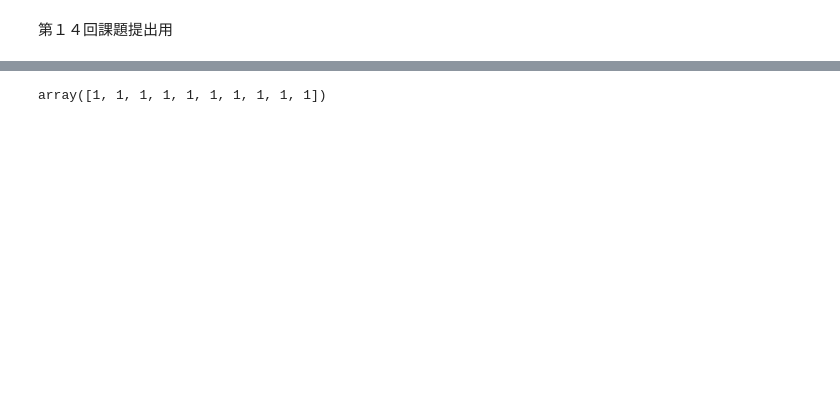
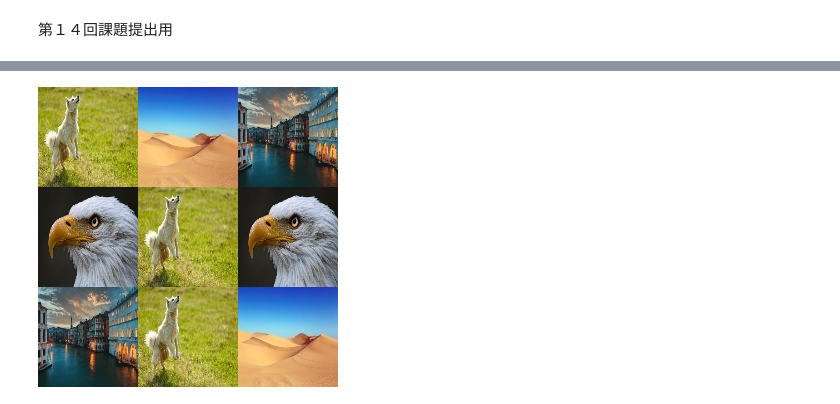
Before and after one commit to kai-2320181/Prog2kakushin, a Jupyter notebook: work3.ipynb, the cells around one changed output, grey strips where cells are left out. Cells and saved outputs as stored; diff of their text form; code cells hidden in the pictures; blank space fills up the shorter version.

```diff
--- a/work3.ipynb
+++ b/work3.ipynb
@@ -57,4 +47,31 @@ list_b=['output_dog.jpg','output_eagle.jpg']
-# %%
-np.random.randint(1,2,10)
-# %% [output]
-array([1, 1, 1, 1, 1, 1, 1, 1, 1, 1])
+# %%
+
+ans=[]
+
+img_base=np.zeros((300,300,3), np.uint8)
+x=0
+y=0
+
+for i in range(1,10):
+  n=np.random.randint(1,3)
+  p=np.random.randint(1,3)
+  if n==1:
+    img_re=cv2.imread(list_a[p-1])
+
+  elif n==2:
+    img_re=cv2.imread(list_b[p-1])
+    ans.append(i)
+
+
+
+  img_base[y*100:y*100+100, x*100:x*100+100] = img_re
+  x+=1
+  if x==3:
+    x=0
+    y+=1
+    if y==3:
+      break
+
+cv2_imshow(img_base)
+# %% [output]
+[figure, added]
```
Also changed, not shown: parts of 3 cells of this notebook.
